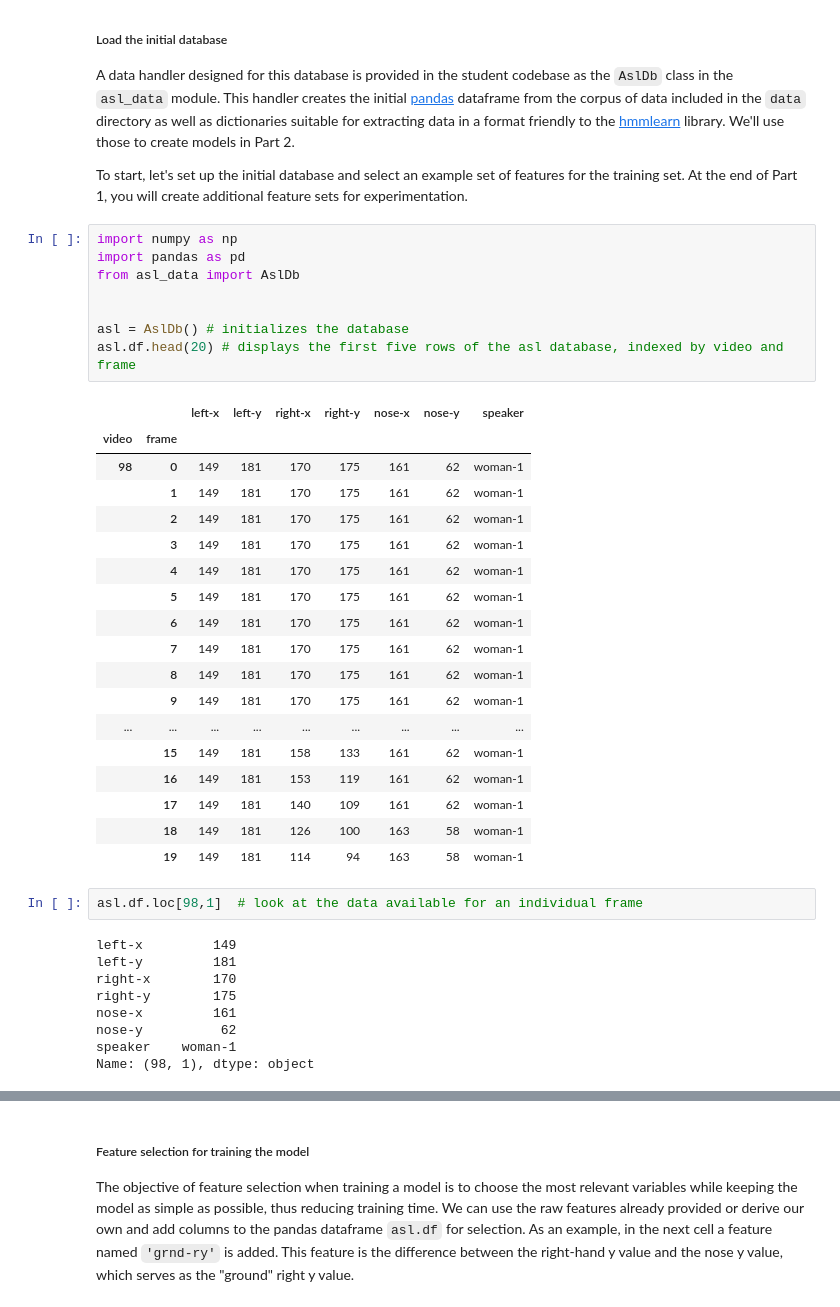
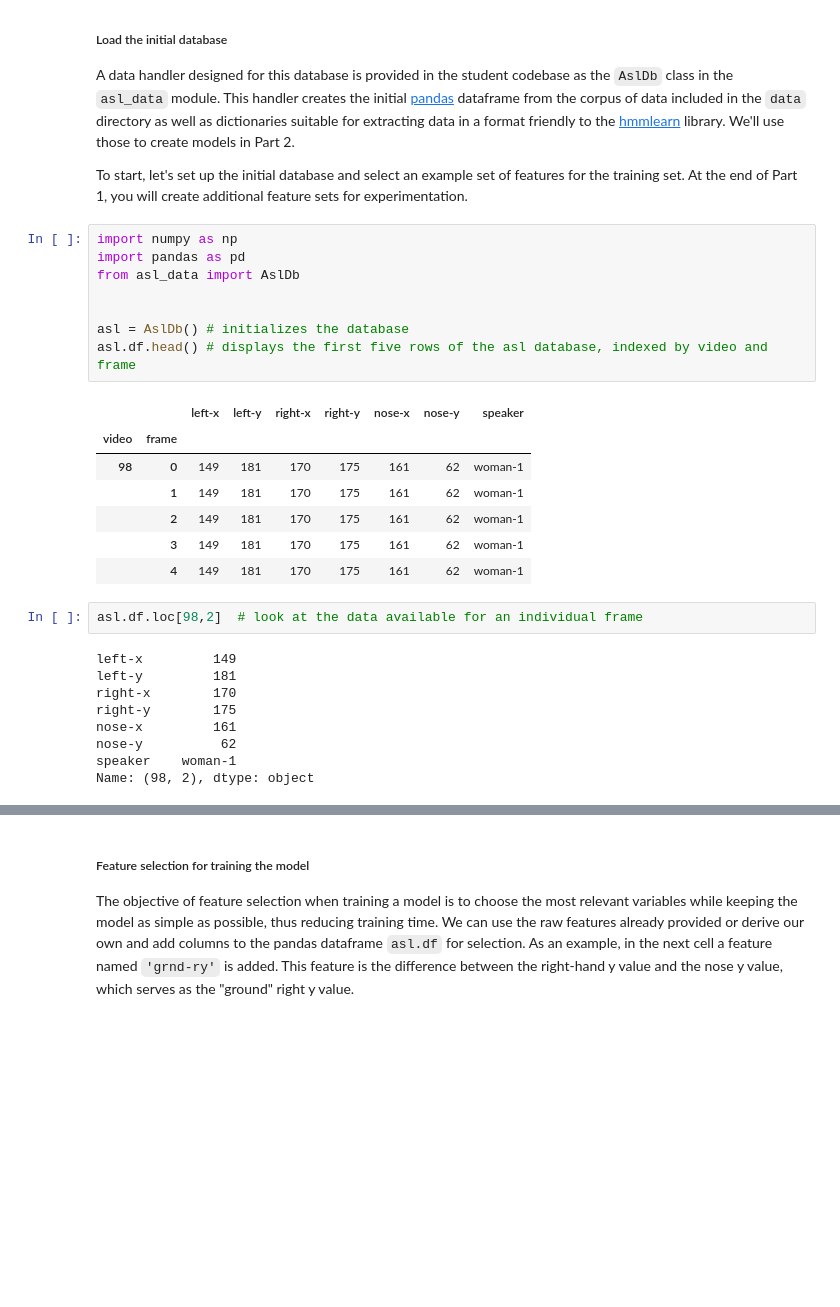
Before and after one commit to alirezakfz/ArtificialIntelligenceIntro, a Jupyter notebook: AIND-Recognizer-master/Solution_asl_recognizer.ipynb, the cells around one changed output, grey strips where cells are left out. Cells and saved outputs as stored; diff of their text form; blank space fills up the shorter version.

```diff
--- a/AIND-Recognizer-master/Solution_asl_recognizer.ipynb
+++ b/AIND-Recognizer-master/Solution_asl_recognizer.ipynb
@@ -36,32 +36,21 @@ To start, let's set up the initial database and select an example set of feature
 # %%
 import numpy as np
 import pandas as pd
 from asl_data import AslDb
 
 
 asl = AslDb() # initializes the database
-asl.df.head(20) # displays the first five rows of the asl database, indexed by video and frame
+asl.df.head() # displays the first five rows of the asl database, indexed by video and frame
 # %% [output]
 |  |  | left-x | left-y | right-x | right-y | nose-x | nose-y | speaker |
 | video | frame |  |  |  |  |  |  |  |
 | 98 | 0 | 149 | 181 | 170 | 175 | 161 | 62 | woman-1 |
 |  | 1 | 149 | 181 | 170 | 175 | 161 | 62 | woman-1 |
 |  | 2 | 149 | 181 | 170 | 175 | 161 | 62 | woman-1 |
 |  | 3 | 149 | 181 | 170 | 175 | 161 | 62 | woman-1 |
 |  | 4 | 149 | 181 | 170 | 175 | 161 | 62 | woman-1 |
-|  | 5 | 149 | 181 | 170 | 175 | 161 | 62 | woman-1 |
-|  | 6 | 149 | 181 | 170 | 175 | 161 | 62 | woman-1 |
-|  | 7 | 149 | 181 | 170 | 175 | 161 | 62 | woman-1 |
-|  | 8 | 149 | 181 | 170 | 175 | 161 | 62 | woman-1 |
-|  | 9 | 149 | 181 | 170 | 175 | 161 | 62 | woman-1 |
-| ... | ... | ... | ... | ... | ... | ... | ... | ... |
-|  | 15 | 149 | 181 | 158 | 133 | 161 | 62 | woman-1 |
-|  | 16 | 149 | 181 | 153 | 119 | 161 | 62 | woman-1 |
-|  | 17 | 149 | 181 | 140 | 109 | 161 | 62 | woman-1 |
-|  | 18 | 149 | 181 | 126 | 100 | 163 | 58 | woman-1 |
-|  | 19 | 149 | 181 | 114 | 94 | 163 | 58 | woman-1 |
 # %%
-asl.df.loc[98,1]  # look at the data available for an individual frame
+asl.df.loc[98,2]  # look at the data available for an individual frame
 # %% [output]
 left-x         149
 left-y         181
@@ -70,7 +59,7 @@ right-y        175
 nose-x         161
 nose-y          62
 speaker    woman-1
-Name: (98, 1), dtype: object
+Name: (98, 2), dtype: object
 # %% [markdown]
 The frame represented by video 98, frame 1 is shown here:
 ![Video 98](http://www-i6.informatik.rwth-aachen.de/~dreuw/database/rwth-boston-104/overview/images/orig/098-start.jpg)
```
Also changed, not shown: parts of 14 cells of this notebook.
